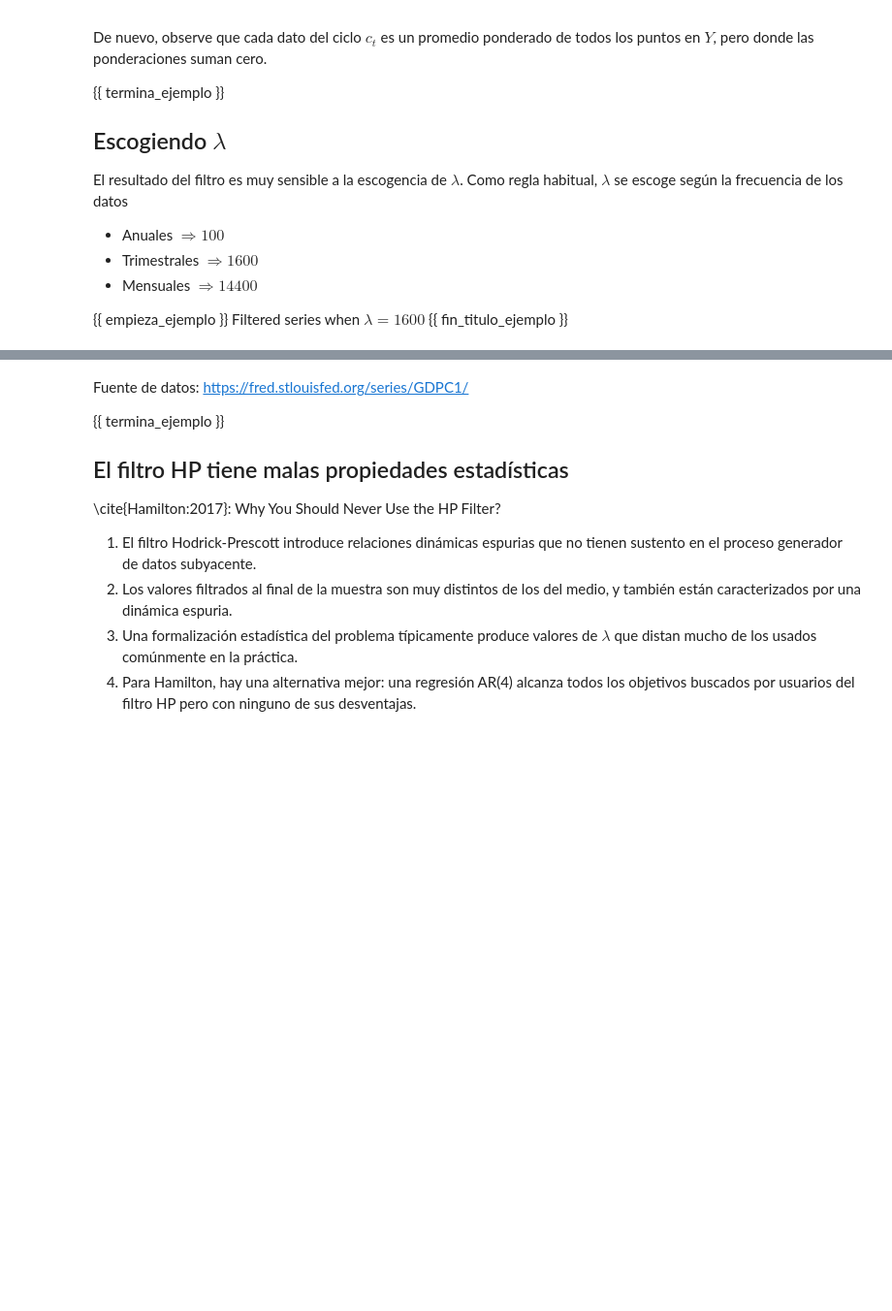
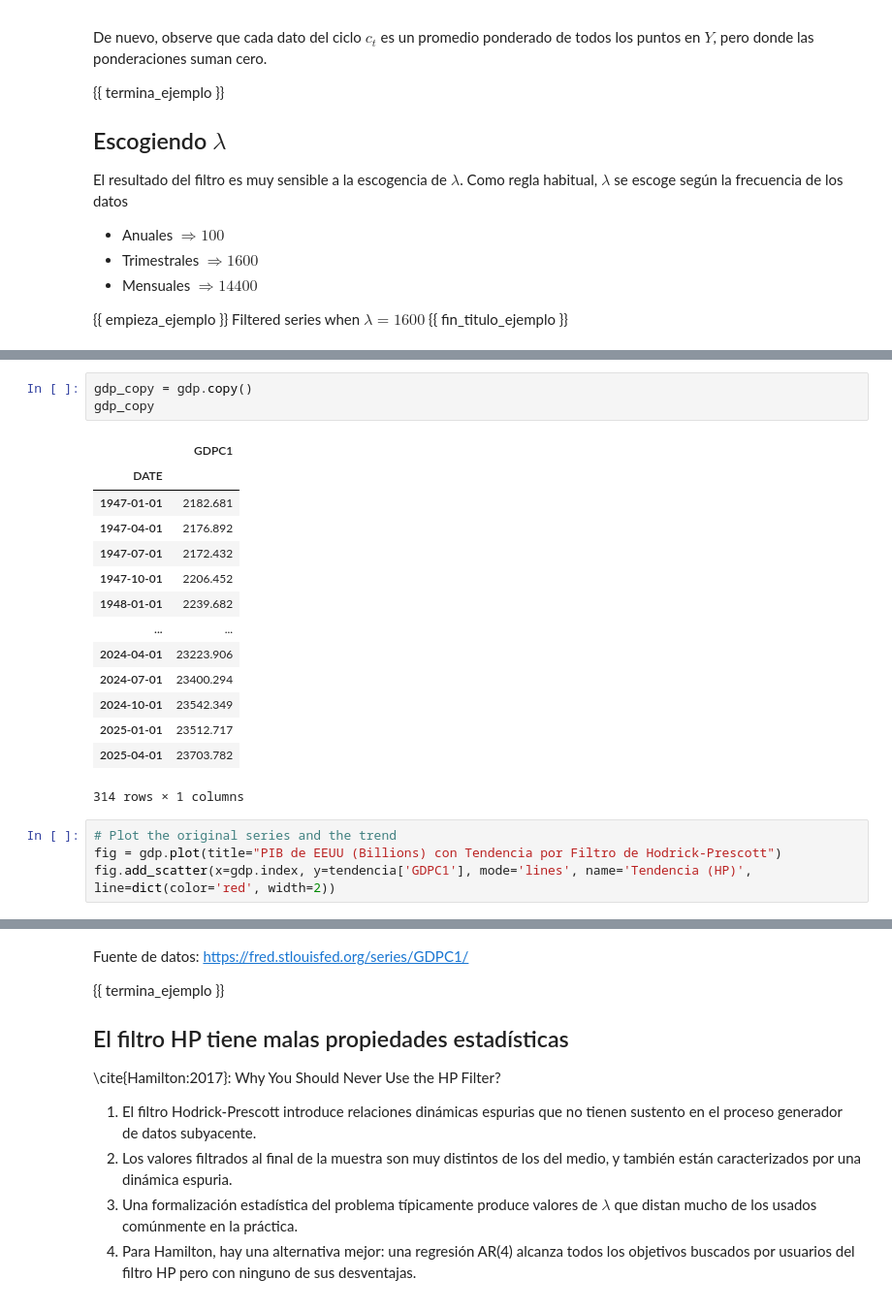
Before and after one commit to heritaco/Estimacion-de-Tendencia, a Jupyter notebook: notebooks/prerequisites/Filtros/Hodrick-Prescott/02 Hodrick Prescott.ipynb, the cells around one changed output, grey strips where cells are left out. Shown: that part at 97% size. Drawn from its saved outputs; the diff is of its cells as text; blank space fills up the shorter version.

```diff
--- a/notebooks/prerequisites/Filtros/Hodrick-Prescott/02 Hodrick Prescott.ipynb
+++ b/notebooks/prerequisites/Filtros/Hodrick-Prescott/02 Hodrick Prescott.ipynb
@@ -185,0 +268,22 @@ gdp[['ciclo']].plot(title="Ciclo del PIB, como % de desviación")
+# %%
+gdp_copy = gdp.copy()
+gdp_copy
+# %% [output]
+|  | GDPC1 |
+| DATE |  |
+| 1947-01-01 | 2182.681 |
+| 1947-04-01 | 2176.892 |
+| 1947-07-01 | 2172.432 |
+| 1947-10-01 | 2206.452 |
+| 1948-01-01 | 2239.682 |
+| ... | ... |
+| 2024-04-01 | 23223.906 |
+| 2024-07-01 | 23400.294 |
+| 2024-10-01 | 23542.349 |
+| 2025-01-01 | 23512.717 |
+| 2025-04-01 | 23703.782 |
+314 rows × 1 columns
+# %%
+# Plot the original series and the trend
+fig = gdp.plot(title="PIB de EEUU (Billions) con Tendencia por Filtro de Hodrick-Prescott")
+fig.add_scatter(x=gdp.index, y=tendencia['GDPC1'], mode='lines', name='Tendencia (HP)', line=dict(color='red', width=2))
```
Also changed, not shown: parts of 23 cells of this notebook, 11 other files.
